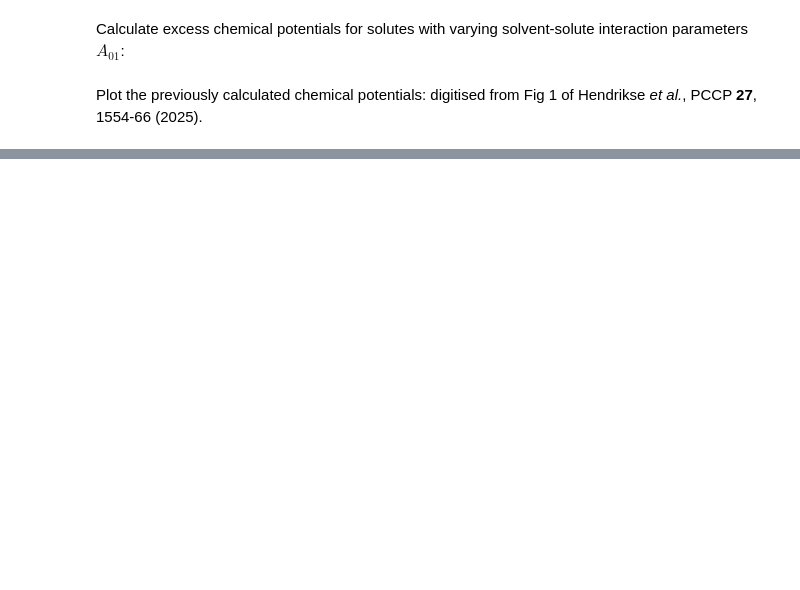
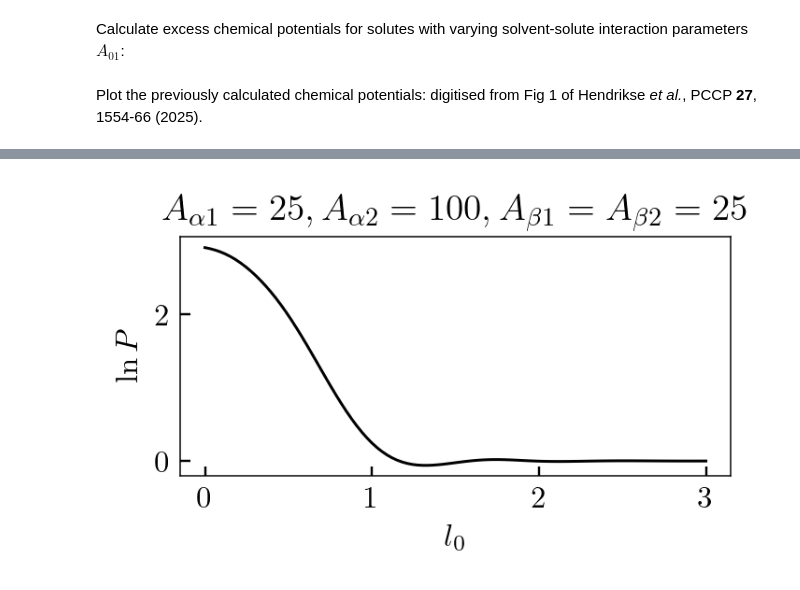
Before and after one commit to patrickbwarren/python3-HNC-solver, a Jupyter notebook: solute_demo.ipynb, the cells around one changed output, grey strips where cells are left out. Cells and saved outputs as stored; diff of their text form; code cells hidden in the pictures; blank space fills up the shorter version.

```diff
--- a/solute_demo.ipynb
+++ b/solute_demo.ipynb
@@ -209,0 +271,28 @@ plt.show()
+# %%
+def dimer_partition_coefficient(A1, A2, l0=0.5, k=150):
+    """Partition coefficient of a dimer for two reference solvents.
+    Args:
+        A1: interaction coefficients of first bead with each solvent.
+        A2: interaction coefficients of second bead with each solvent.
+        l0: equilbrium length of dimer in a vacuum.
+        k: interaction strength between the two beads (a spring constant).
+    Returns:
+        Difference between excess chemical potentials in units of kT.
+    """
+    Aα1, Aβ1 = A1
+    Aα2, Aβ2 = A2
+    μ_ex_α = dimer_excess_chemical_potential(Aα1, Aα2, l0, k)
+    μ_ex_β = dimer_excess_chemical_potential(Aβ1, Aβ2, l0, k)
+    return μ_ex_α - μ_ex_β
+
+A1 = [25, 25]
+A2 = [100, 25]
+l0 = np.linspace(0, 3, 100)
+logP = [dimer_partition_coefficient([25, 50], [100, 25], ll) for ll in l0]
+plt.plot(l0, logP)
+plt.xlabel('$l_0$')
+plt.ylabel(r'$\ln{P}$')
+plt.title(r'$A_{\alpha 1} = 25, A_{\alpha 2} = 100, A_{\beta 1} = A_{\beta 2} = 25$')
+plt.show()
+# %% [output]
+[figure, added]
```
Also changed, not shown: parts of 7 cells of this notebook.
